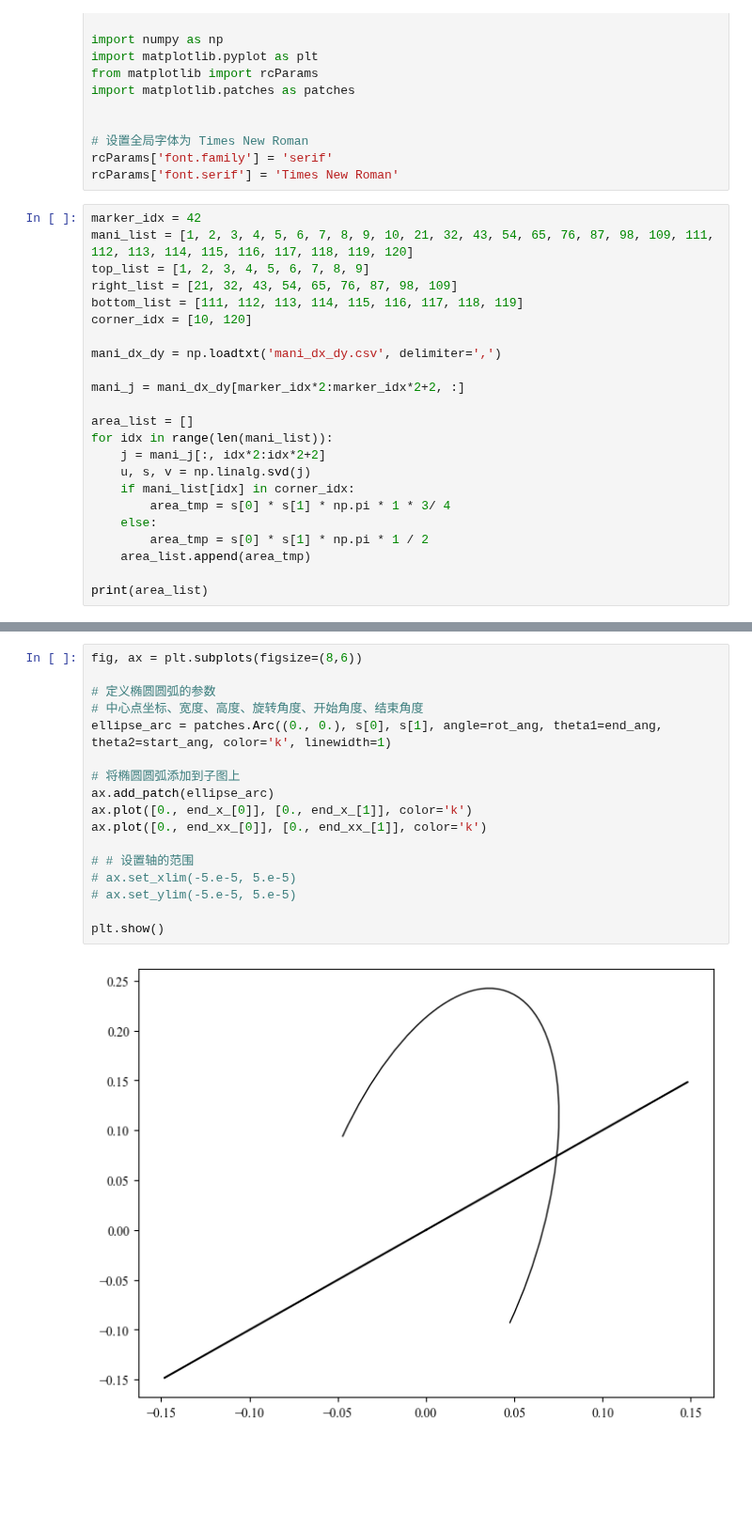
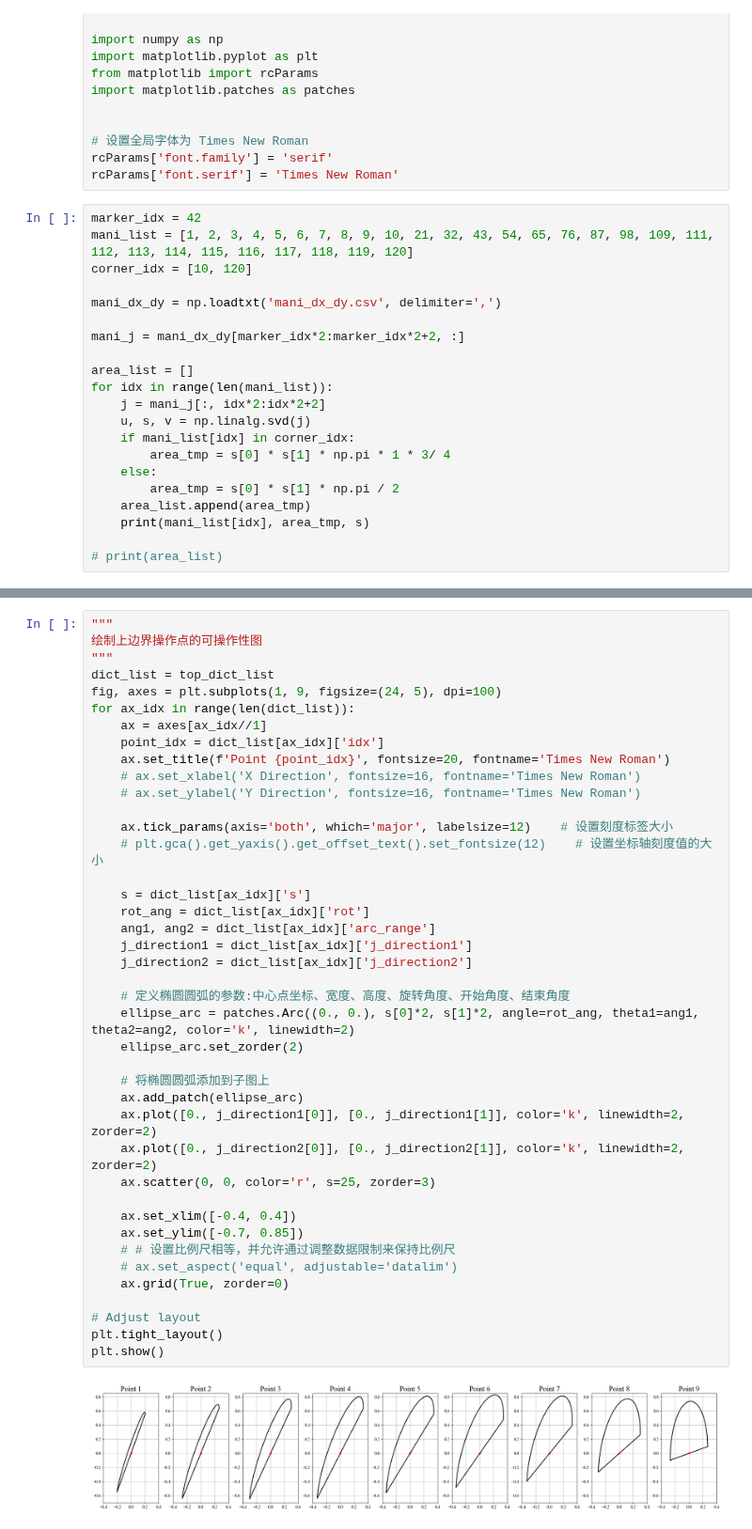
Before and after one commit to yang-si-hang/paper-2023, a Jupyter notebook: Test branch/PD/DataAnalyse/20240325-mani graph/ManipulabilityGraph.ipynb, the cells around one changed output, grey strips where cells are left out. Shown at 94% size. Drawn from its saved outputs; the diff is of its cells as text; blank space fills up the shorter version.

```diff
--- a/Test branch/PD/DataAnalyse/20240325-mani graph/ManipulabilityGraph.ipynb
+++ b/Test branch/PD/DataAnalyse/20240325-mani graph/ManipulabilityGraph.ipynb
@@ -15,9 +15,6 @@ rcParams['font.serif'] = 'Times New Roman'
 # %%
 marker_idx = 42
 mani_list = [1, 2, 3, 4, 5, 6, 7, 8, 9, 10, 21, 32, 43, 54, 65, 76, 87, 98, 109, 111, 112, 113, 114, 115, 116, 117, 118, 119, 120]
-top_list = [1, 2, 3, 4, 5, 6, 7, 8, 9]
-right_list = [21, 32, 43, 54, 65, 76, 87, 98, 109]
-bottom_list = [111, 112, 113, 114, 115, 116, 117, 118, 119]
 corner_idx = [10, 120]
 
 mani_dx_dy = np.loadtxt('mani_dx_dy.csv', delimiter=',')
@@ -31,8 +28,9 @@ for idx in range(len(mani_list)):
     if mani_list[idx] in corner_idx:
         area_tmp = s[0] * s[1] * np.pi * 1 * 3/ 4
     else:
-        area_tmp = s[0] * s[1] * np.pi * 1 / 2
+        area_tmp = s[0] * s[1] * np.pi / 2
     area_list.append(area_tmp)
+    print(mani_list[idx], area_tmp, s)
 
-print(area_list)
+# print(area_list)
 # %% [output]
@@ -90,19 +136,43 @@ J [[1.36588e-01 3.73000e-04]
 # %%
-fig, ax = plt.subplots(figsize=(8,6))
+"""
+绘制上边界操作点的可操作性图
+"""
+dict_list = top_dict_list
+fig, axes = plt.subplots(1, 9, figsize=(24, 5), dpi=100)
+for ax_idx in range(len(dict_list)):
+    ax = axes[ax_idx//1]
+    point_idx = dict_list[ax_idx]['idx']
+    ax.set_title(f'Point {point_idx}', fontsize=20, fontname='Times New Roman')
+    # ax.set_xlabel('X Direction', fontsize=16, fontname='Times New Roman')
+    # ax.set_ylabel('Y Direction', fontsize=16, fontname='Times New Roman')
 
-# 定义椭圆圆弧的参数
-# 中心点坐标、宽度、高度、旋转角度、开始角度、结束角度
-ellipse_arc = patches.Arc((0., 0.), s[0], s[1], angle=rot_ang, theta1=end_ang, theta2=start_ang, color='k', linewidth=1)
+    ax.tick_params(axis='both', which='major', labelsize=12)    # 设置刻度标签大小
+    # plt.gca().get_yaxis().get_offset_text().set_fontsize(12)    # 设置坐标轴刻度值的大小
 
-# 将椭圆圆弧添加到子图上
-ax.add_patch(ellipse_arc)
-ax.plot([0., end_x_[0]], [0., end_x_[1]], color='k')
-ax.plot([0., end_xx_[0]], [0., end_xx_[1]], color='k')
+    s = dict_list[ax_idx]['s']
+    rot_ang = dict_list[ax_idx]['rot']
+    ang1, ang2 = dict_list[ax_idx]['arc_range']
+    j_direction1 = dict_list[ax_idx]['j_direction1']
+    j_direction2 = dict_list[ax_idx]['j_direction2']
 
-# # 设置轴的范围
-# ax.set_xlim(-5.e-5, 5.e-5)
-# ax.set_ylim(-5.e-5, 5.e-5)
+    # 定义椭圆圆弧的参数:中心点坐标、宽度、高度、旋转角度、开始角度、结束角度
+    ellipse_arc = patches.Arc((0., 0.), s[0]*2, s[1]*2, angle=rot_ang, theta1=ang1, theta2=ang2, color='k', linewidth=2)
+    ellipse_arc.set_zorder(2)
 
+    # 将椭圆圆弧添加到子图上
+    ax.add_patch(ellipse_arc)
+    ax.plot([0., j_direction1[0]], [0., j_direction1[1]], color='k', linewidth=2, zorder=2)
+    ax.plot([0., j_direction2[0]], [0., j_direction2[1]], color='k', linewidth=2, zorder=2)
+    ax.scatter(0, 0, color='r', s=25, zorder=3)
+
+    ax.set_xlim([-0.4, 0.4])
+    ax.set_ylim([-0.7, 0.85])
+    # # 设置比例尺相等，并允许通过调整数据限制来保持比例尺
+    # ax.set_aspect('equal', adjustable='datalim')
+    ax.grid(True, zorder=0)
+
+# Adjust layout
+plt.tight_layout()
 plt.show()
 # %% [output]
-[figure, old version]
+[figure, new version]
```
Also changed, not shown: parts of 6 cells of this notebook, 2 other files.
